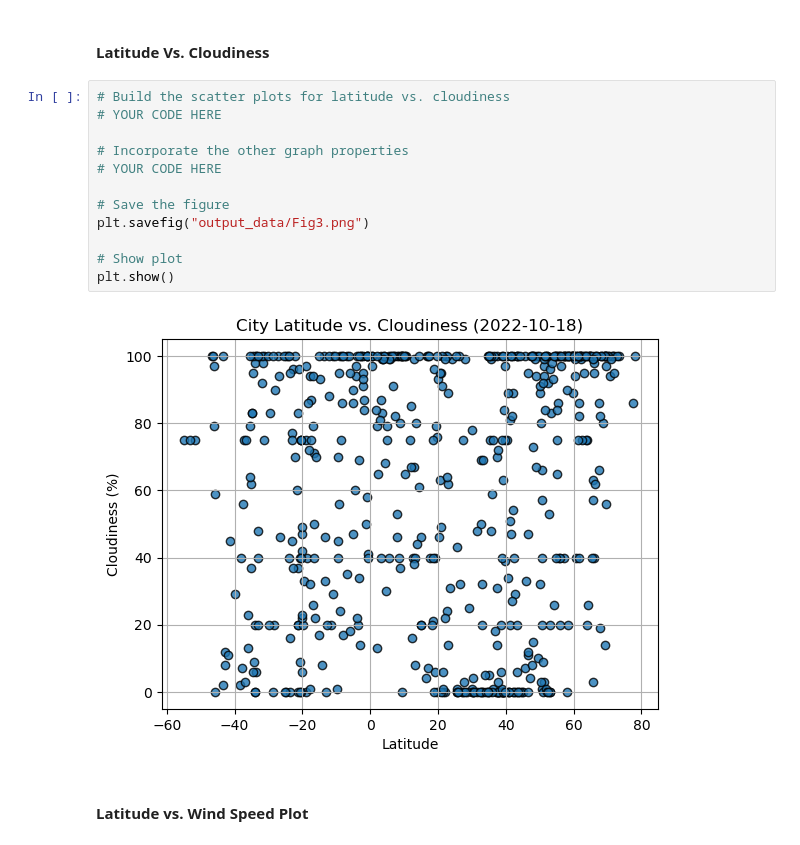
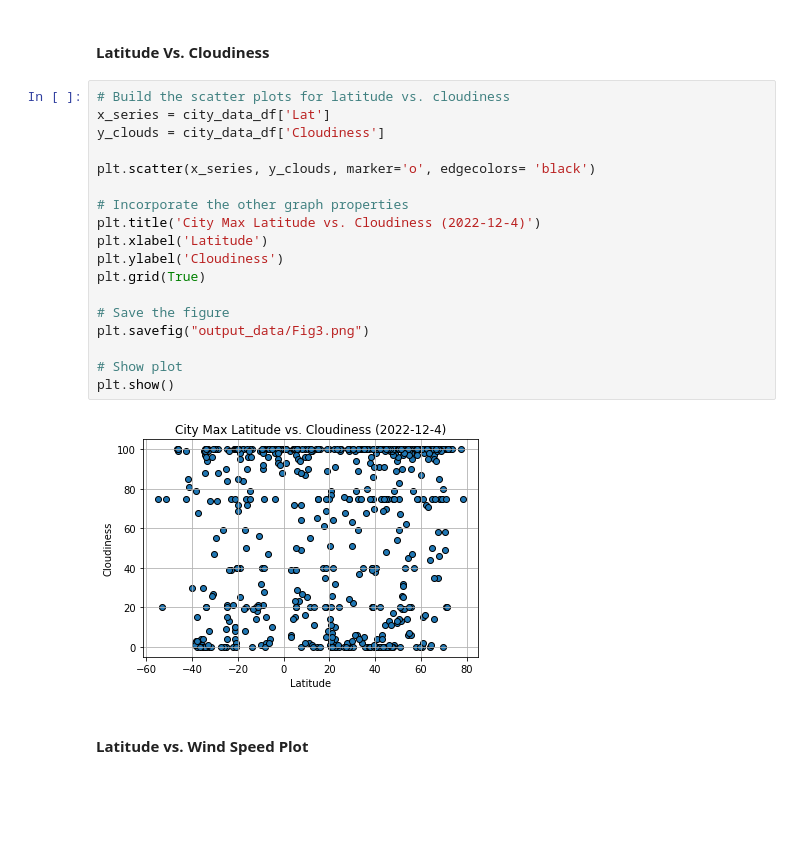
Before and after one commit to tphilippsen/python-api-challenge, a Jupyter notebook: WeatherPy/WeatherPy.ipynb, the cells around one changed output. Drawn from its saved outputs; the diff is of its cells as text; blank space fills up the shorter version.

```diff
--- a/WeatherPy/WeatherPy.ipynb
+++ b/WeatherPy/WeatherPy.ipynb
@@ -234,18 +238,24 @@ plt.show()
 #### Latitude Vs. Cloudiness
 # %%
 # Build the scatter plots for latitude vs. cloudiness
-# YOUR CODE HERE
+x_series = city_data_df['Lat']
+y_clouds = city_data_df['Cloudiness']
+
+plt.scatter(x_series, y_clouds, marker='o', edgecolors= 'black')
 
 # Incorporate the other graph properties
-# YOUR CODE HERE
+plt.title('City Max Latitude vs. Cloudiness (2022-12-4)')
+plt.xlabel('Latitude')
+plt.ylabel('Cloudiness')
+plt.grid(True)
 
 # Save the figure
 plt.savefig("output_data/Fig3.png")
 
 # Show plot
 plt.show()
 # %% [output]
-[figure, old version]
+[figure, new version]
 # %% [markdown]
 #### Latitude vs. Wind Speed Plot
 # %%
```
Also changed, not shown: parts of 36 cells of this notebook, 7 other files.
